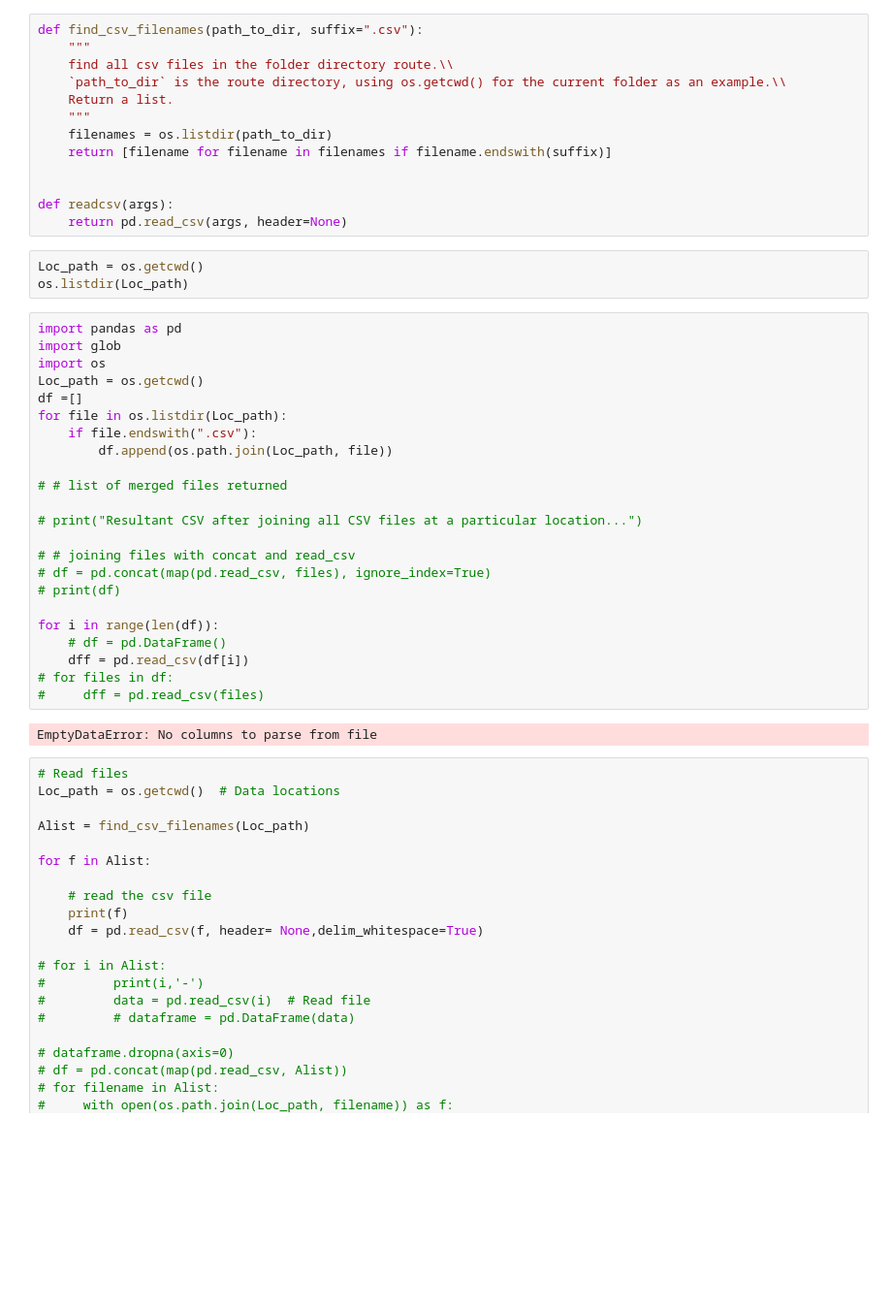
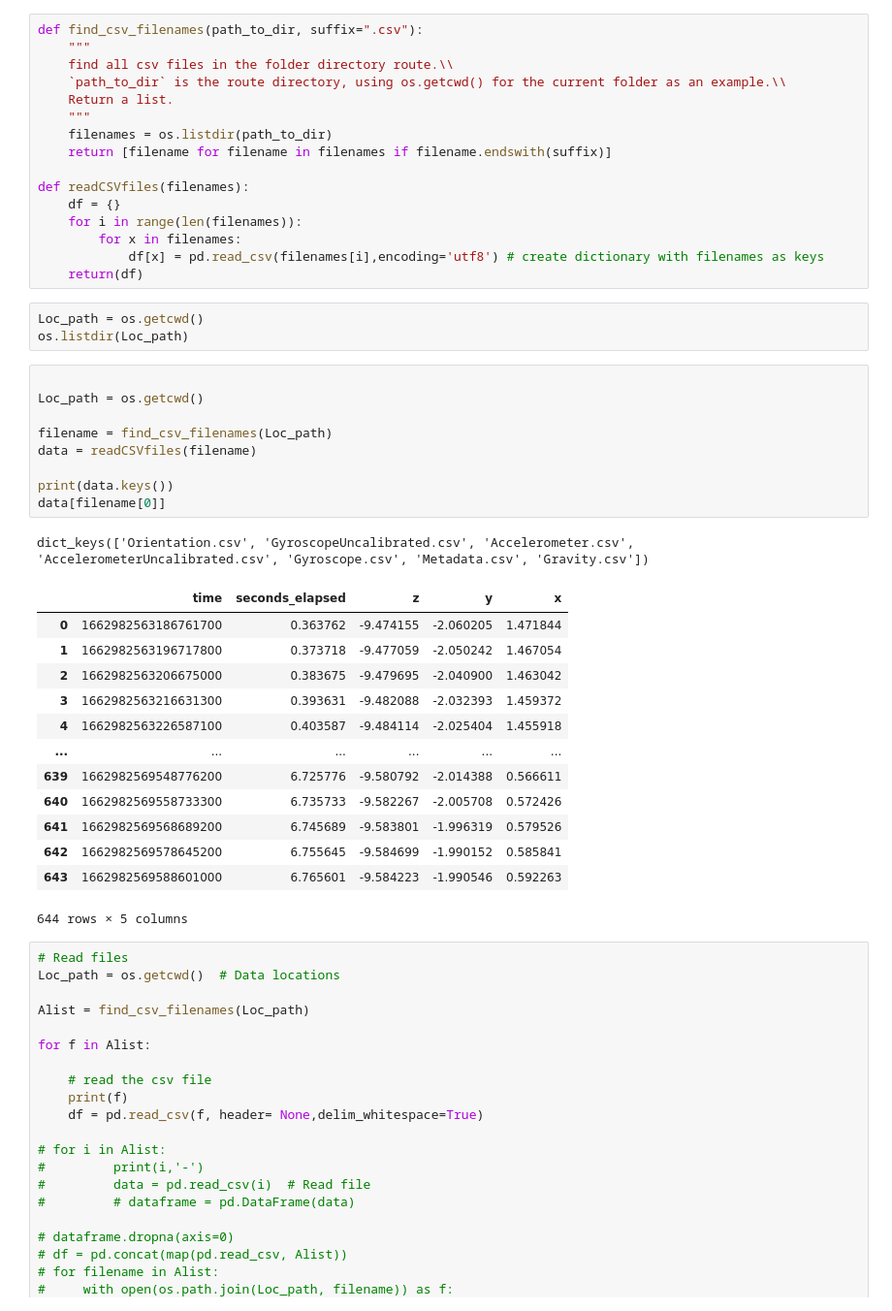
Before and after one commit to Lynch1206/5ARB0_1_1, a Jupyter notebook: activitydetector-template.ipynb, the cells around one changed output. Shown at 97% size. Drawn from its saved outputs; the diff is of its cells as text; blank space fills up the shorter version.

Commit message:
Read mutliple files and build a dictionary

```diff
--- a/activitydetector-template.ipynb
+++ b/activitydetector-template.ipynb
@@ -63,37 +63,39 @@ def find_csv_filenames(path_to_dir, suffix=".csv"):
     filenames = os.listdir(path_to_dir)
     return [filename for filename in filenames if filename.endswith(suffix)]
 
-
-def readcsv(args):
-    return pd.read_csv(args, header=None)
+def readCSVfiles(filenames):
+    df = {}
+    for i in range(len(filenames)):
+        for x in filenames:
+            df[x] = pd.read_csv(filenames[i],encoding='utf8') # create dictionary with filenames as keys
+    return(df)
 # %%
 Loc_path = os.getcwd()
 os.listdir(Loc_path)
-# %%
-import pandas as pd
-import glob
-import os
-Loc_path = os.getcwd()
-df =[]
-for file in os.listdir(Loc_path):
-    if file.endswith(".csv"):
-        df.append(os.path.join(Loc_path, file))
-
-# # list of merged files returned
-
-# print("Resultant CSV after joining all CSV files at a particular location...")
-
-# # joining files with concat and read_csv
-# df = pd.concat(map(pd.read_csv, files), ignore_index=True)
-# print(df)
-
-for i in range(len(df)):
-    # df = pd.DataFrame()
-    dff = pd.read_csv(df[i])
-# for files in df:
-#     dff = pd.read_csv(files)
-# %% [output]
-EmptyDataError: No columns to parse from file
+# %%
+
+Loc_path = os.getcwd()
+
+filename = find_csv_filenames(Loc_path)
+data = readCSVfiles(filename)
+
+print(data.keys())
+data[filename[0]]
+# %% [output]
+dict_keys(['Orientation.csv', 'GyroscopeUncalibrated.csv', 'Accelerometer.csv', 'AccelerometerUncalibrated.csv', 'Gyroscope.csv', 'Metadata.csv', 'Gravity.csv'])
+|  | time | seconds_elapsed | z | y | x |
+| 0 | 1662982563186761700 | 0.363762 | -9.474155 | -2.060205 | 1.471844 |
+| 1 | 1662982563196717800 | 0.373718 | -9.477059 | -2.050242 | 1.467054 |
+| 2 | 1662982563206675000 | 0.383675 | -9.479695 | -2.040900 | 1.463042 |
+| 3 | 1662982563216631300 | 0.393631 | -9.482088 | -2.032393 | 1.459372 |
+| 4 | 1662982563226587100 | 0.403587 | -9.484114 | -2.025404 | 1.455918 |
+| ... | ... | ... | ... | ... | ... |
+| 639 | 1662982569548776200 | 6.725776 | -9.580792 | -2.014388 | 0.566611 |
+| 640 | 1662982569558733300 | 6.735733 | -9.582267 | -2.005708 | 0.572426 |
+| 641 | 1662982569568689200 | 6.745689 | -9.583801 | -1.996319 | 0.579526 |
+| 642 | 1662982569578645200 | 6.755645 | -9.584699 | -1.990152 | 0.585841 |
+| 643 | 1662982569588601000 | 6.765601 | -9.584223 | -1.990546 | 0.592263 |
+644 rows × 5 columns
 # %%
 # Read files
 Loc_path = os.getcwd()  # Data locations
```
